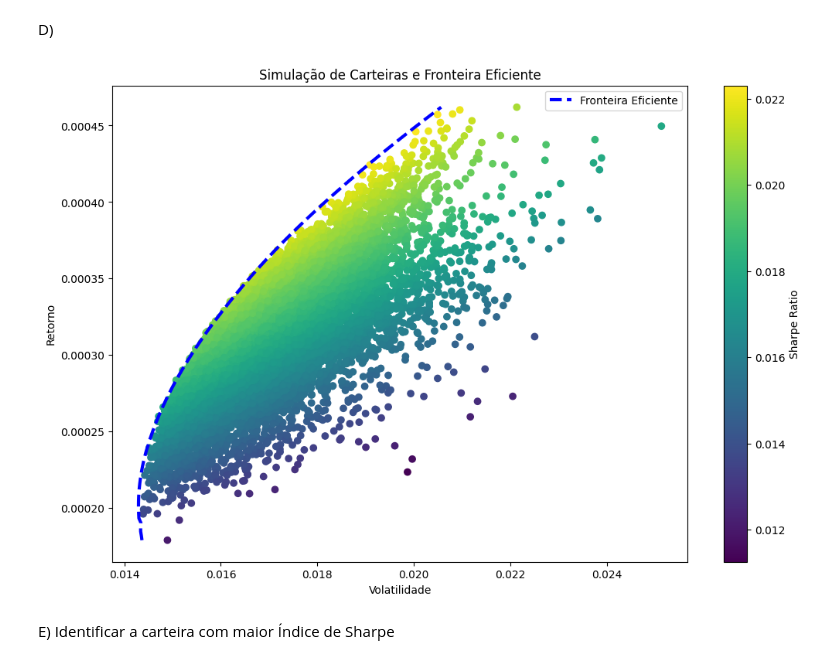
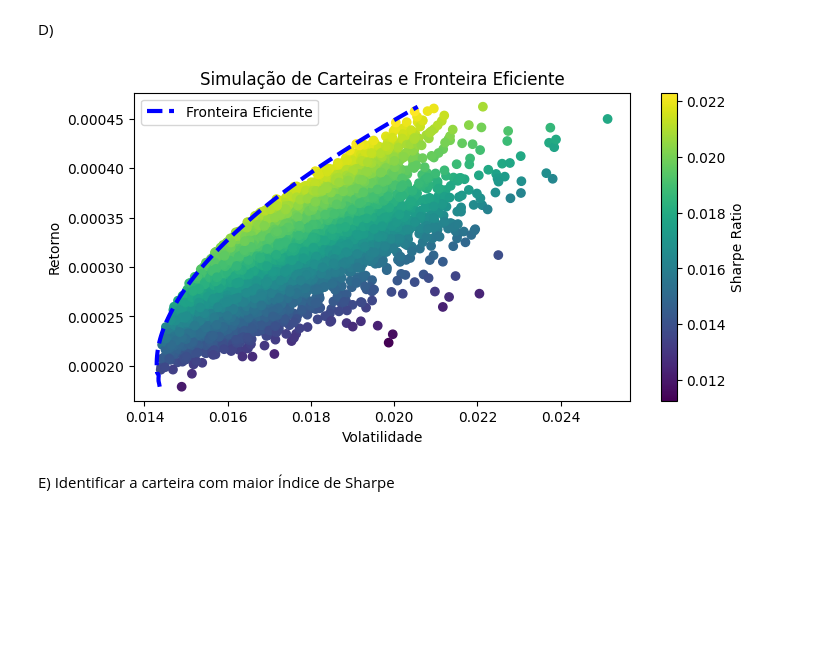
Before and after one commit to natalfr17/Projeto-Aplicado-III, a Jupyter notebook: UNB_Tarefa_3.ipynb, the cells around one changed output. Saved outputs shown, nothing was run; the diff lists cells and outputs as text; code cells hidden in the pictures; blank space fills up the shorter version.

```diff
--- a/UNB_Tarefa_3.ipynb
+++ b/UNB_Tarefa_3.ipynb
@@ -228,35 +217,35 @@ def neg_sharpe(weights):
 def check_sum(weights):
     return np.sum(weights) - 1
 
 cons = ({'type': 'eq', 'fun': check_sum})
 bounds = tuple((0, 1) for x in range(len(acoes_port.columns[1:])))
 init_guess = [1. / len(acoes_port.columns[1:])] * len(acoes_port.columns[1:])
 
 # Otimização para a fronteira eficiente
 frontier_y = np.linspace(vol_arr.min(), vol_arr.max(), 100) # Ajuste do range para a fronteira
 frontier_x = []
 
 def minimize_volatility(weights):
     return get_ret_vol_sr(weights)[1]
 
 for possible_return in np.linspace(ret_arr.min(), ret_arr.max(), 100):
     cons = ({'type': 'eq', 'fun': check_sum},
             {'type': 'eq', 'fun': lambda w: get_ret_vol_sr(w)[0] - possible_return})
     result = optimize.minimize(minimize_volatility, init_guess, method='SLSQP', bounds=bounds, constraints=cons)
     frontier_x.append(result['fun'])
 
 
-plt.figure(figsize=(12, 8))
+plt.figure(figsize=(8, 4))
 plt.scatter(vol_arr, ret_arr, c=sharpe_arr, cmap='viridis')
 plt.colorbar(label='Sharpe Ratio')
 plt.xlabel('Volatilidade')
 plt.ylabel('Retorno')
 plt.plot(frontier_x, np.linspace(ret_arr.min(), ret_arr.max(), 100), 'b--', linewidth=3, label='Fronteira Eficiente')
 plt.title('Simulação de Carteiras e Fronteira Eficiente')
 plt.legend()
 plt.show()
 # %% [output]
-[figure, old version]
+[figure, new version]
 # %% [markdown]
 E) Identificar a carteira com maior Índice de Sharpe
 # %%
```
Also changed, not shown: parts of 9 cells of this notebook.
